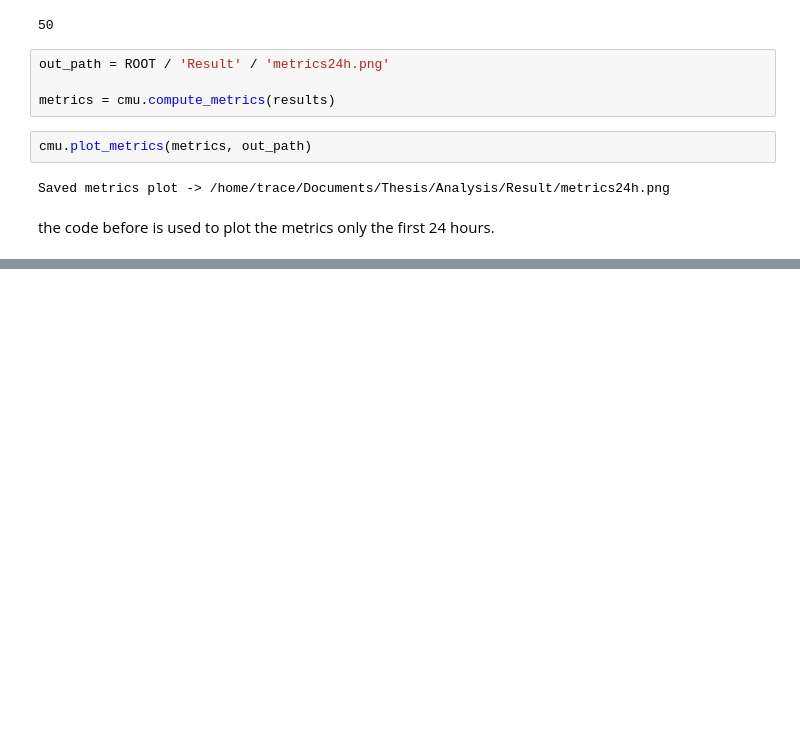
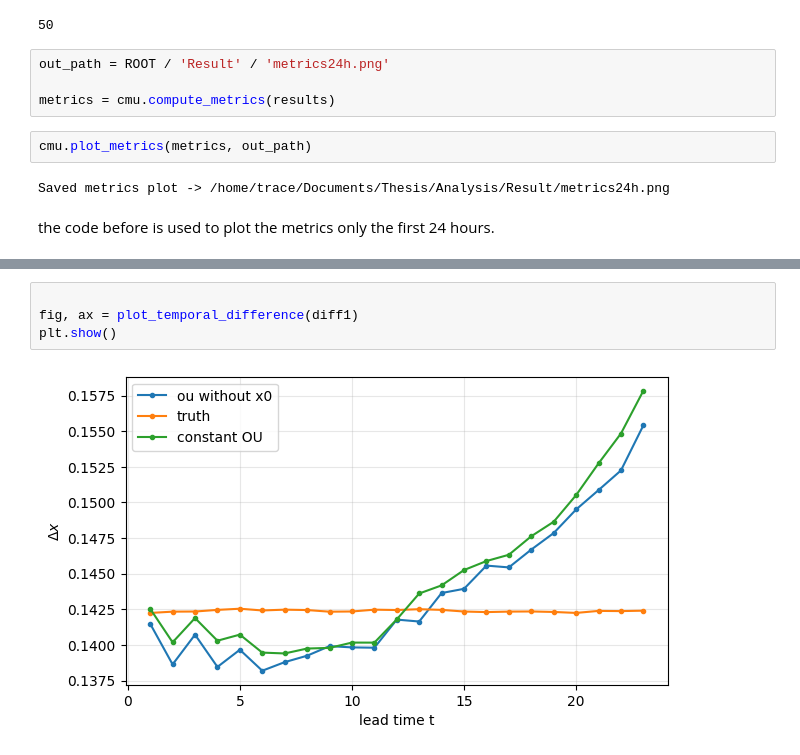
Before and after one commit to path2morepro/Thesis-Work-Extension-from-latent-space-noise, a Jupyter notebook: Analysis/visualization.ipynb, the cells around one changed output, grey strips where cells are left out. Saved outputs shown, nothing was run; the diff lists cells and outputs as text; blank space fills up the shorter version.

```diff
--- a/Analysis/visualization.ipynb
+++ b/Analysis/visualization.ipynb
@@ -130,0 +123,6 @@ plt.show()
+# %%
+
+fig, ax = plot_temporal_difference(diff1)
+plt.show()
+# %% [output]
+[figure, added]
```
Also changed, not shown: parts of 5 cells of this notebook, 1 other file.
